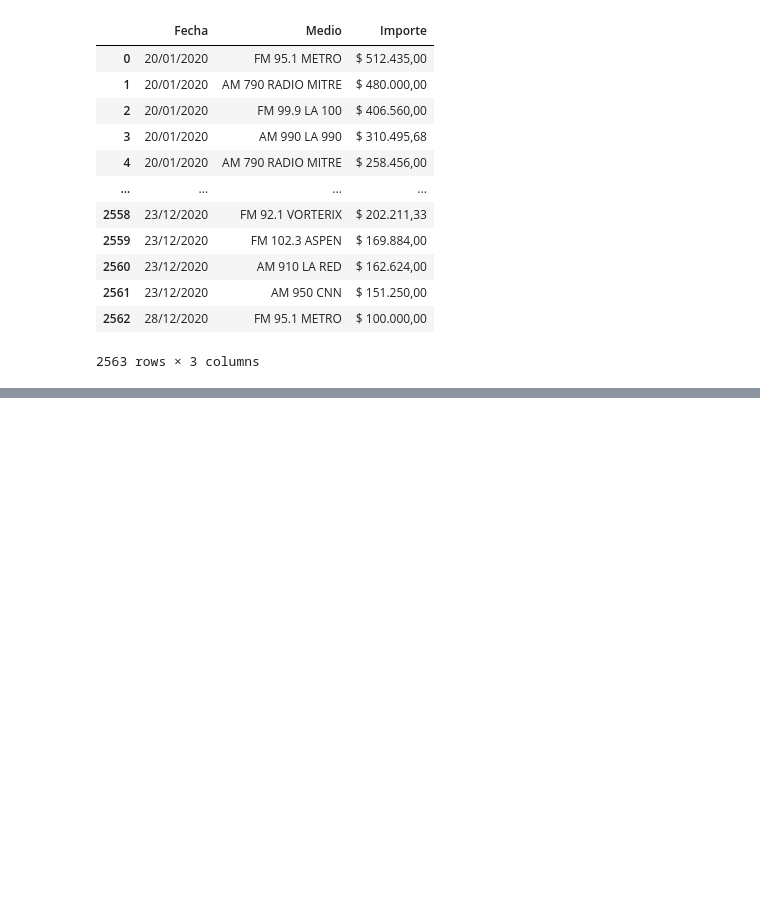
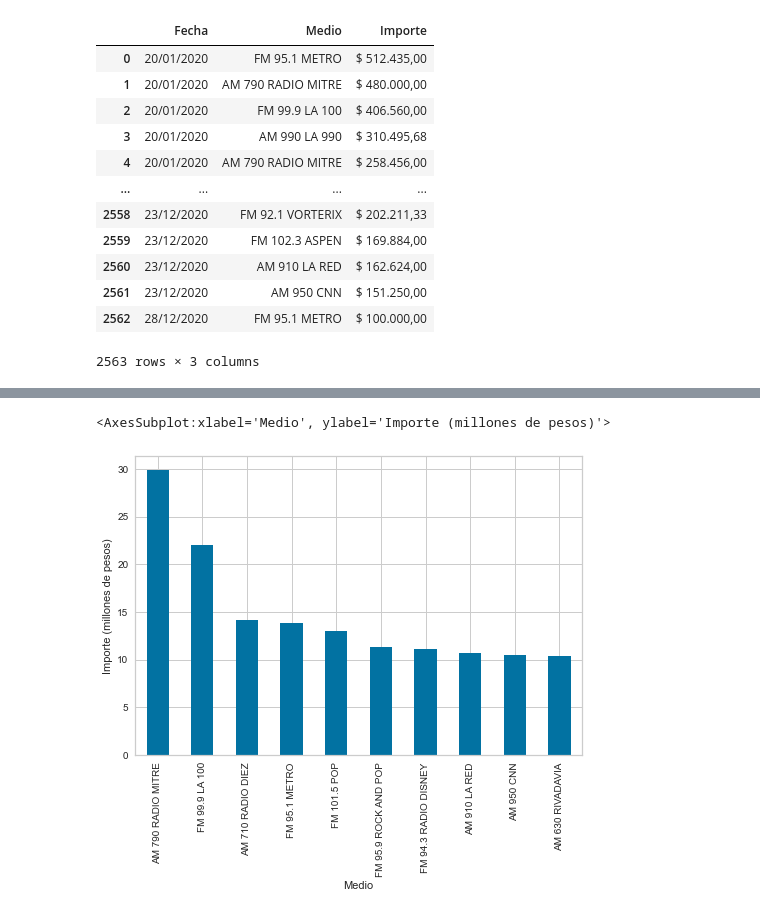
Before and after one commit to FIUBA-Posgrado-Inteligencia-Artificial/aprendizaje_maquina_I, a Jupyter notebook: Clase 6/Clustering/Pauta_pub.ipynb, the cells around one changed output, grey strips where cells are left out. Cells and saved outputs as stored; diff of their text form; code cells hidden in the pictures; blank space fills up the shorter version.

```diff
--- a/Clase 6/Clustering/Pauta_pub.ipynb
+++ b/Clase 6/Clustering/Pauta_pub.ipynb
@@ -42,0 +180,2 @@ df["Num_Medio"] = df["Medio"].apply(lambda x: mapping[x])
+# %%
+inv_mapping = {v: k for k, v in mapping.items()}
@@ -42,0 +254,13 @@ df["Num_Medio"] = df["Medio"].apply(lambda x: mapping[x])
+# %%
+# use inverse mapping to add a column with the names of the medios
+result['Medio'] = result['Num_Medio'].apply(lambda x: inv_mapping[x])
+# %%
+result['Importe_m'] = result['Importe']/(1e6)
+# %%
+from cProfile import label
+
+
+result.groupby('Medio')['Importe_m'].sum().sort_values(ascending=False).head(10).plot(kind='bar',ylabel='Importe (millones de pesos)')
+# %% [output]
+<AxesSubplot:xlabel='Medio', ylabel='Importe (millones de pesos)'>
+[figure, added]
```
Also changed, not shown: parts of 32 cells of this notebook.
